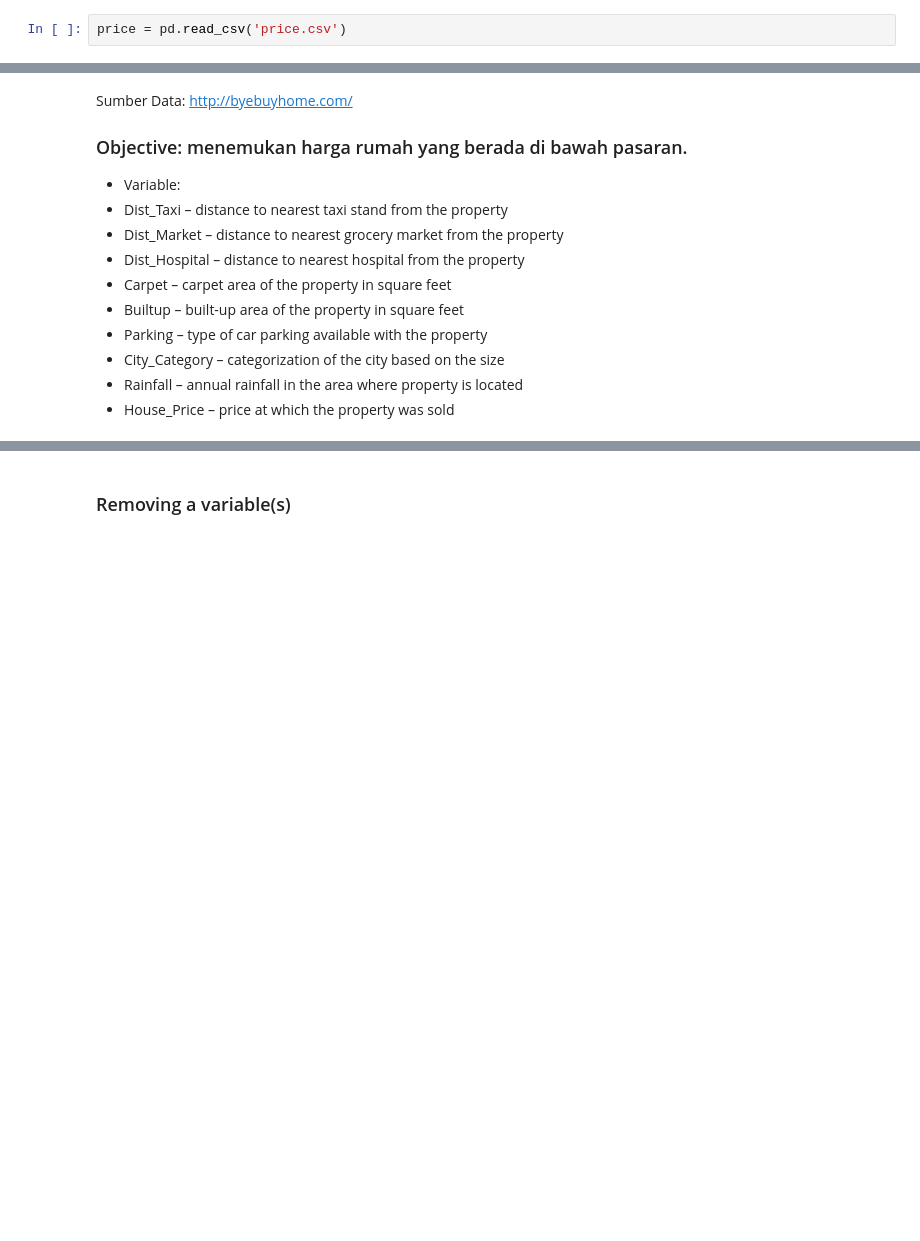
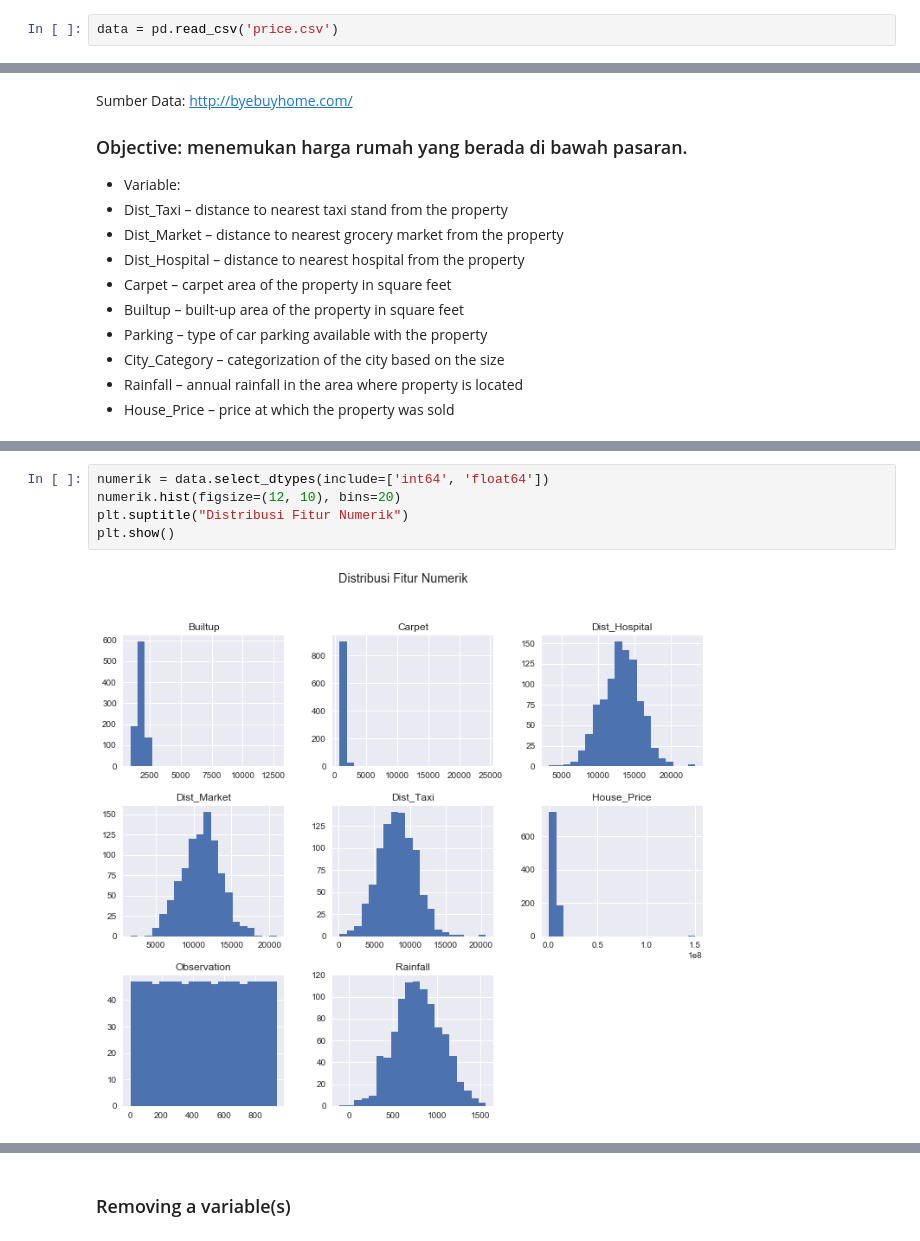
Before and after one commit to MRivalS/EDA-Preprocessing-Data, a Jupyter notebook: Data Preprocessing.ipynb, the cells around one changed output, grey strips where cells are left out. Cells and saved outputs as stored; diff of their text form; blank space fills up the shorter version.

Commit message:
KL1- Kasus Data Harga Property Rumah

```diff
--- a/Data Preprocessing.ipynb
+++ b/Data Preprocessing.ipynb
@@ -17,4 +17,4 @@ plt.style.use('bmh'); sns.set()
 #     file.write(res.content)
 # price = pd.read_csv('price.csv')
 # %%
-price = pd.read_csv('price.csv')
+data = pd.read_csv('price.csv')
@@ -106,0 +70,7 @@ Index(['Observation', 'Dist_Taxi', 'Dist_Market', 'Dist_Hospital', 'Carpet',
+# %%
+numerik = data.select_dtypes(include=['int64', 'float64'])
+numerik.hist(figsize=(12, 10), bins=20)
+plt.suptitle("Distribusi Fitur Numerik")
+plt.show()
+# %% [output]
+[figure, added]
```
Also changed, not shown: parts of 12 cells of this notebook.
